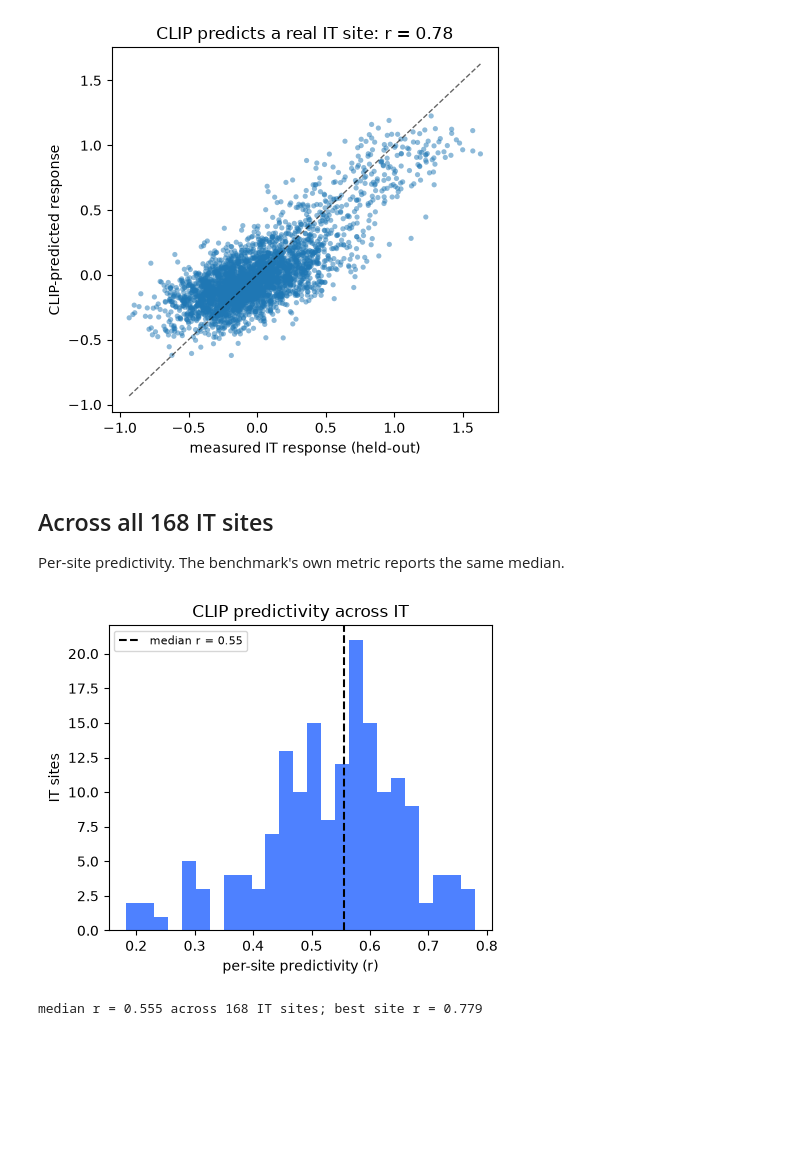
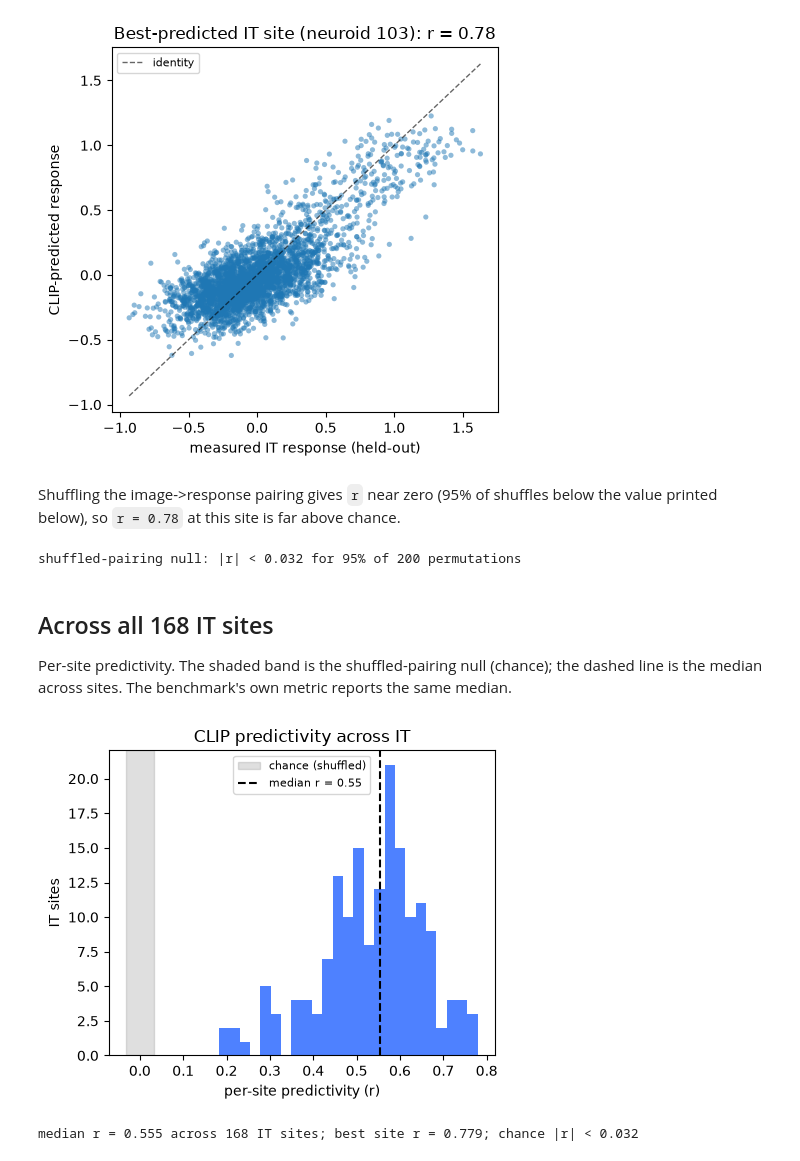
Before and after one commit to KartikP/brainscore-unified, a Jupyter notebook: notebooks/14_brain_alignment.ipynb, the cells around one changed output. Cells and saved outputs as stored; diff of their text form; code cells hidden in the pictures; blank space fills up the shorter version.

Commit message:
Add stimulus montage to notebook 13 and best-site disclosure with a null anchor to notebook 14

```diff
--- a/notebooks/14_brain_alignment.ipynb
+++ b/notebooks/14_brain_alignment.ipynb
@@ -15,31 +22,47 @@ import matplotlib.pyplot as plt
 
 d = np.load('assets/clip_majajhong_it.npz')
 y, p = d['measured'], d['predicted']
-r = float(d['best_r']); median_r = float(d['median_r'])
+r = float(d['best_r']); median_r = float(d['median_r']); best = int(d['best_neuroid'])
+
+# permutation null: break the image<->response pairing, recompute r (200x)
+rng = np.random.RandomState(0)
+null = np.array([np.corrcoef(p, rng.permutation(y))[0, 1] for _ in range(200)])
+null_hi = float(np.percentile(np.abs(null), 95))
 
 fig, ax = plt.subplots(figsize=(4.8, 4.6))
 ax.scatter(y, p, s=14, alpha=0.5, edgecolor='none')
 lo, hi = float(np.min([y, p])), float(np.max([y, p]))
-ax.plot([lo, hi], [lo, hi], 'k--', lw=1, alpha=0.6)
+ax.plot([lo, hi], [lo, hi], 'k--', lw=1, alpha=0.6, label='identity')
 ax.set_xlabel('measured IT response (held-out)')
 ax.set_ylabel('CLIP-predicted response')
-ax.set_title(f'CLIP predicts a real IT site: r = {r:.2f}')
+ax.set_title(f'Best-predicted IT site (neuroid {best}): r = {r:.2f}')
+ax.legend(fontsize=8, loc='upper left')
 fig.tight_layout(); plt.show()
 # %% [output]
-[figure, old version]
+[figure, new version]
+# %% [markdown]
+Shuffling the image->response pairing gives `r` near zero (95% of shuffles below the value printed below), so `r = 0.78` at this site is far above chance.
+# %%
+print(f'shuffled-pairing null: |r| < {null_hi:.3f} for 95% of 200 permutations')
+# %% [output]
+shuffled-pairing null: |r| < 0.032 for 95% of 200 permutations
 # %% [markdown]
 ## Across all 168 IT sites
 
-Per-site predictivity. The benchmark's own metric reports the same median.
+Per-site predictivity. The shaded band is the shuffled-pairing null (chance);
+the dashed line is the median across sites. The benchmark's own metric reports
+the same median.
 # %%
 rs = d['per_neuroid_r']
 fig, ax = plt.subplots(figsize=(4.8, 4.0))
+ax.axvspan(-null_hi, null_hi, color='gray', alpha=0.25, label='chance (shuffled)')
 ax.hist(rs[~np.isnan(rs)], bins=25, color='#2f6bff', alpha=0.85)
 ax.axvline(median_r, c='k', ls='--', label=f'median r = {median_r:.2f}')
 ax.set_xlabel('per-site predictivity (r)'); ax.set_ylabel('IT sites')
 ax.set_title('CLIP predictivity across IT'); ax.legend(fontsize=8)
 fig.tight_layout(); plt.show()
-print(f'median r = {median_r:.3f} across {len(rs)} IT sites; best site r = {r:.3f}')
+print(f'median r = {median_r:.3f} across {len(rs)} IT sites; '
+      f'best site r = {r:.3f}; chance |r| < {null_hi:.3f}')
 # %% [output]
-[figure, old version]
+[figure, new version]
-median r = 0.555 across 168 IT sites; best site r = 0.779
+median r = 0.555 across 168 IT sites; best site r = 0.779; chance |r| < 0.032
```
Also changed, not shown: parts of 5 cells of this notebook, 1 other file.
